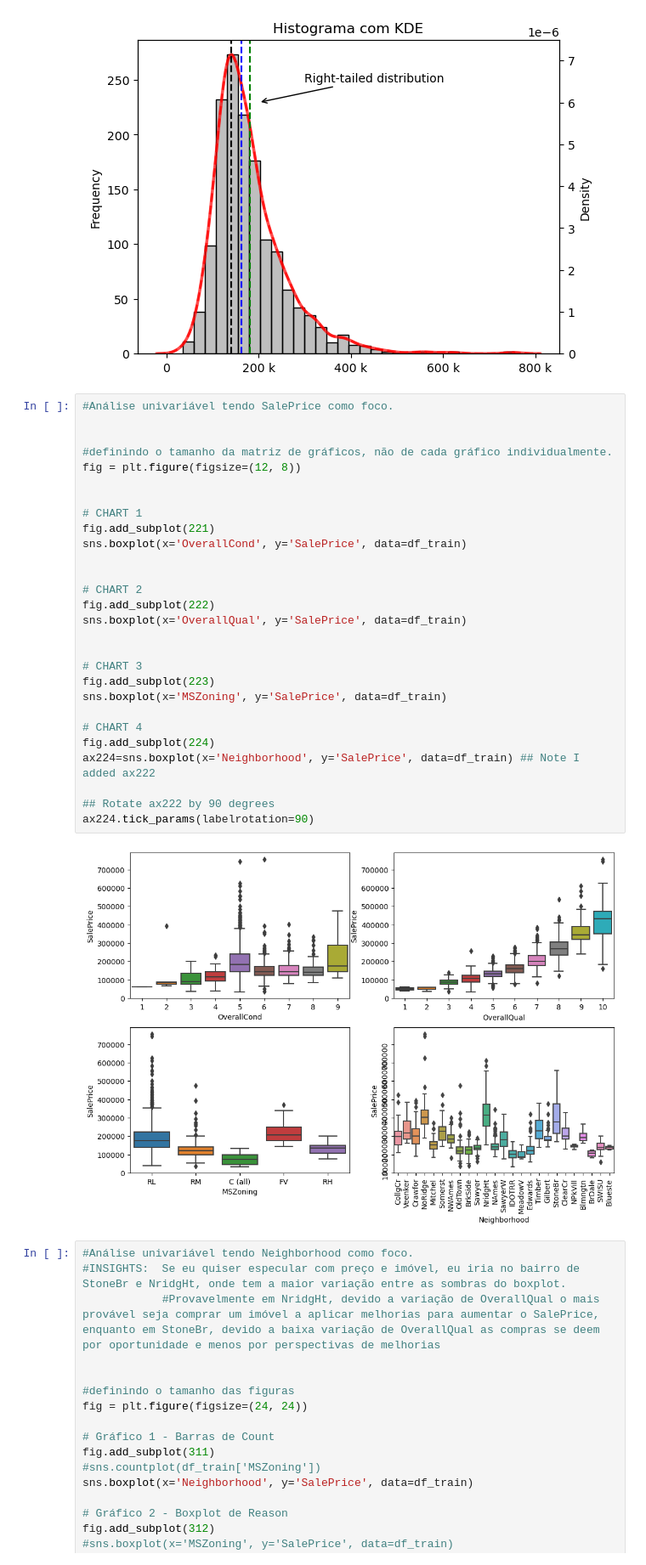
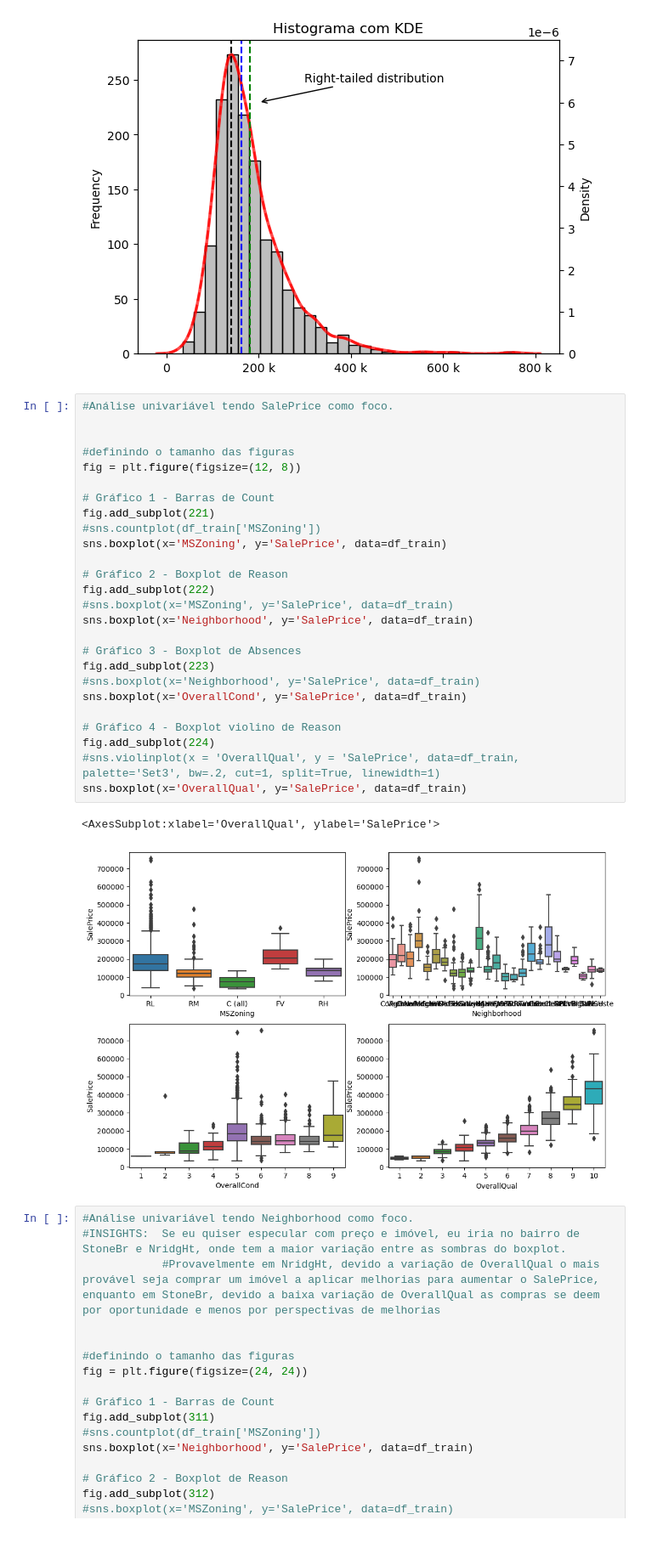
Before and after one commit to viniciusparede/house-prices-prediction-ppgia, a Jupyter notebook: notebooks/eda.ipynb, the cells around one changed output. Shown at 85% size. Saved outputs shown, nothing was run; the diff lists cells and outputs as text; blank space fills up the shorter version.

```diff
--- a/notebooks/eda.ipynb
+++ b/notebooks/eda.ipynb
@@ -298,36 +206,35 @@ plt.show()
 # %% [output]
 Unlike other reduction functions (e.g. `skew`, `kurtosis`), the default behavior of `mode` typically preserves the axis it acts along. In SciPy 1.11.0, this behavior will change: the default value of  ...
 [figure]
-# %%
-#Análise univariável tendo SalePrice como foco.
-
-
-#definindo o tamanho da matriz de gráficos, não de cada gráfico individualmente.
-fig = plt.figure(figsize=(12, 8))
-
-
-# CHART 1
-fig.add_subplot(221)
-sns.boxplot(x='OverallCond', y='SalePrice', data=df_train)
-
-
-# CHART 2
-fig.add_subplot(222)
-sns.boxplot(x='OverallQual', y='SalePrice', data=df_train)
-
-
-# CHART 3
-fig.add_subplot(223)
-sns.boxplot(x='MSZoning', y='SalePrice', data=df_train)
-
-# CHART 4
-fig.add_subplot(224)
-ax224=sns.boxplot(x='Neighborhood', y='SalePrice', data=df_train) ## Note I added ax222
-
-## Rotate ax222 by 90 degrees
-ax224.tick_params(labelrotation=90)
-# %% [output]
-[figure, removed]
+# %%
+#Análise univariável tendo SalePrice como foco.
+
+
+#definindo o tamanho das figuras
+fig = plt.figure(figsize=(12, 8))
+
+# Gráfico 1 - Barras de Count
+fig.add_subplot(221)
+#sns.countplot(df_train['MSZoning'])
+sns.boxplot(x='MSZoning', y='SalePrice', data=df_train)
+
+# Gráfico 2 - Boxplot de Reason
+fig.add_subplot(222)
+#sns.boxplot(x='MSZoning', y='SalePrice', data=df_train)
+sns.boxplot(x='Neighborhood', y='SalePrice', data=df_train)
+
+# Gráfico 3 - Boxplot de Absences
+fig.add_subplot(223)
+#sns.boxplot(x='Neighborhood', y='SalePrice', data=df_train)
+sns.boxplot(x='OverallCond', y='SalePrice', data=df_train)
+
+# Gráfico 4 - Boxplot violino de Reason
+fig.add_subplot(224)
+#sns.violinplot(x = 'OverallQual', y = 'SalePrice', data=df_train, palette='Set3', bw=.2, cut=1, split=True, linewidth=1)
+sns.boxplot(x='OverallQual', y='SalePrice', data=df_train)
+# %% [output]
+<AxesSubplot:xlabel='OverallQual', ylabel='SalePrice'>
+[figure, added]
 # %%
 #Análise univariável tendo Neighborhood como foco.
 #INSIGHTS:  Se eu quiser especular com preço e imóvel, eu iria no bairro de StoneBr e NridgHt, onde tem a maior variação entre as sombras do boxplot.
```
Also changed, not shown: parts of 10 cells of this notebook.
